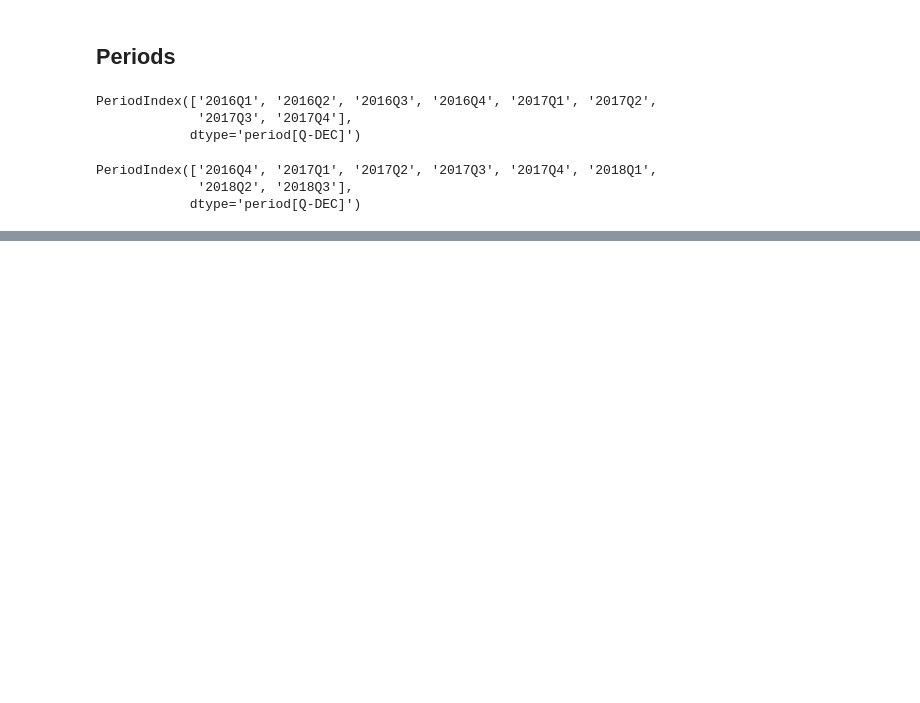
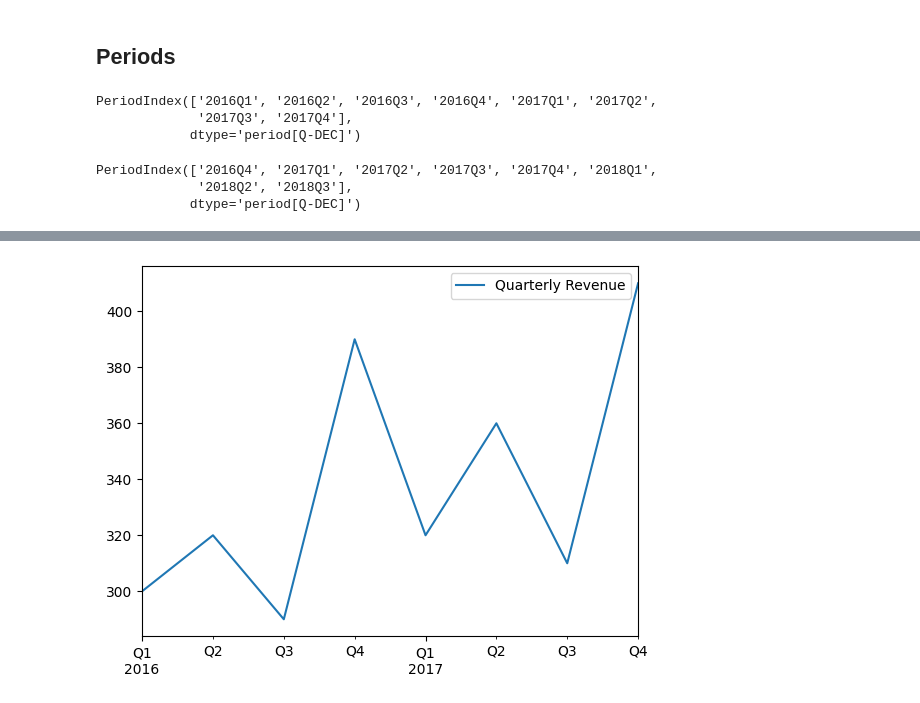
Before and after one commit to nswekosk/hands-on-machine-learning-practice, a Jupyter notebook: Pandas_Practice.ipynb, the cells around one changed output, grey strips where cells are left out. Saved outputs shown, nothing was run; the diff lists cells and outputs as text; code cells hidden in the pictures; blank space fills up the shorter version.

```diff
--- a/Pandas_Practice.ipynb
+++ b/Pandas_Practice.ipynb
@@ -428,0 +441,3 @@ PeriodIndex(['2016Q4', '2017Q1', '2017Q2', '2017Q3', '2017Q4', '2018Q1',
+# %%
+quarterly_revenue = pd.Series([300, 320, 290, 390, 320, 360, 310, 410], index=quarters)
+quarterly_revenue
@@ -428,0 +454,6 @@ PeriodIndex(['2016Q4', '2017Q1', '2017Q2', '2017Q3', '2017Q4', '2018Q1',
+# %%
+quarterly_revenue.plot(kind="line", label="Quarterly Revenue")
+plt.legend()
+plt.show()
+# %% [output]
+[figure, added]
```
Also changed, not shown: parts of 46 cells of this notebook.
